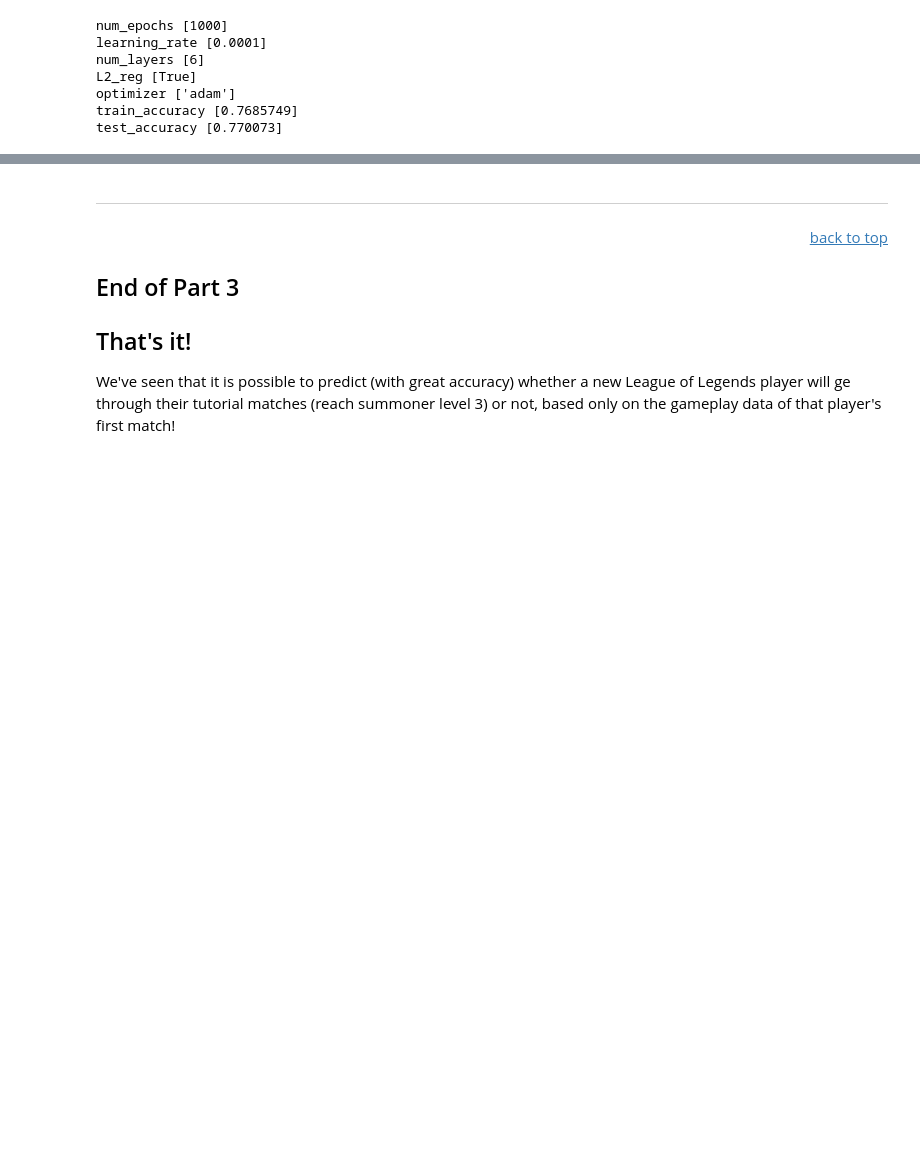
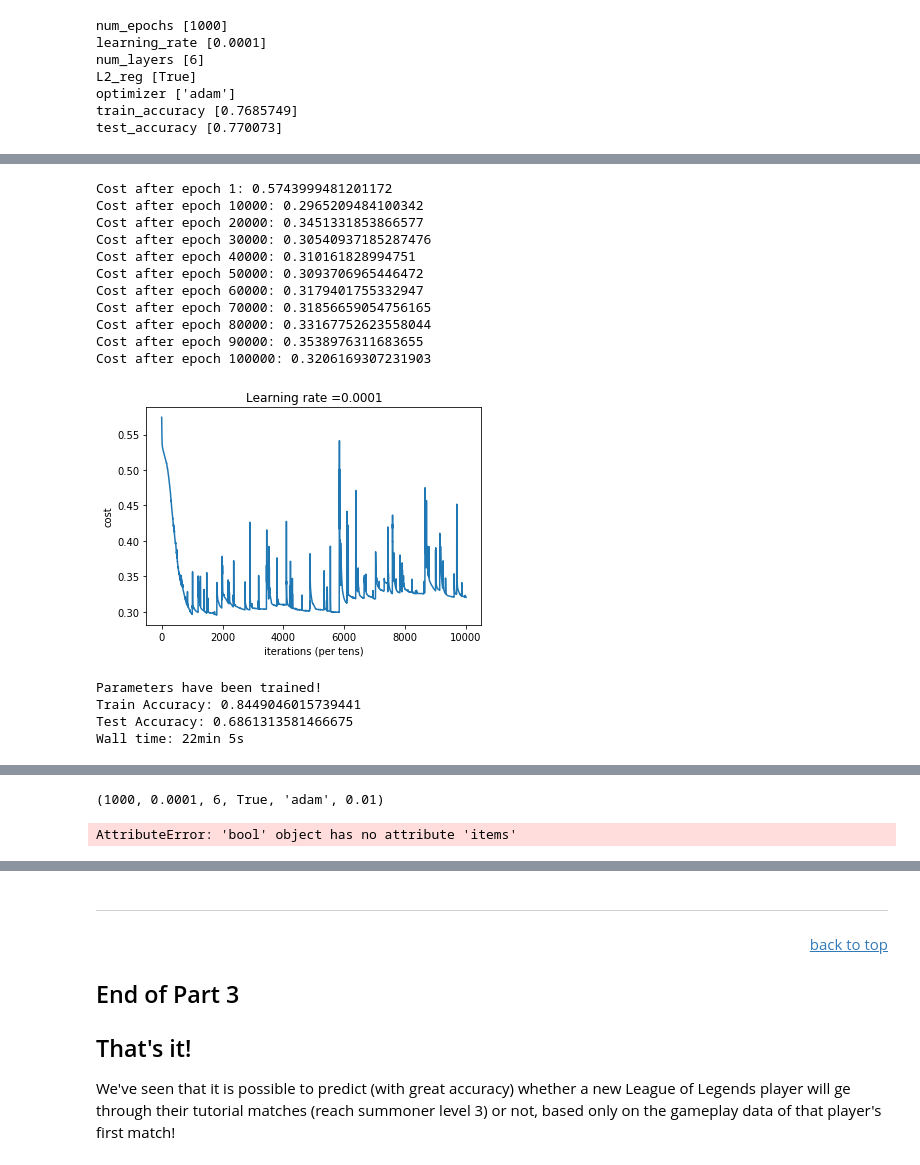
Before and after one commit to dskarbrevik/League-of-Legends-Churn-Prediction, a Jupyter notebook: LoL Churn Predictor [Part 3 - Data Modeling].ipynb, the cells around one changed output, grey strips where cells are left out. Saved outputs shown, nothing was run; the diff lists cells and outputs as text; code cells hidden in the pictures; blank space fills up the shorter version.

```diff
--- a/LoL Churn Predictor [Part 3 - Data Modeling].ipynb
+++ b/LoL Churn Predictor [Part 3 - Data Modeling].ipynb
@@ -1322,0 +1401,45 @@ Cost after epoch 1: 1.8397951126098633
+# %%
+%%notify -m "Neural network training complete!"
+%%time
+
+# seed for reproducibility
+tf.set_random_seed(2)
+
+# choose your parameters
+num_layers = 4
+nodes_in_layer = [50,25,12,1]
+num_epochs= 100000
+learning_rate = 0.0001
+L2_regularization = False
+optimizer = "adam"
+
+hypertune["num_epochs"].append(num_epochs)
+hypertune["learning_rate"].append(learning_rate)
+hypertune["num_layers"].append(num_layers)
+hypertune["L2_reg"].append(L2_regularization)
+hypertune["optimizer"].append(optimizer)
+
+# train and test the network
+_, train_accuracy, test_accuracy  = neural_network(X_train_network, Y_train_network, X_test_network, Y_test_network,
+                                                   num_layers, nodes_in_layer, num_epochs, learning_rate,
+                                                   L2 = L2_regularization, optimization = optimizer, hypertune_mode=True)
+
+hypertune["train_accuracy"].append(train_accuracy)
+hypertune["test_accuracy"].append(test_accuracy)
+# %% [output]
+Cost after epoch 1: 0.5743999481201172
+Cost after epoch 10000: 0.2965209484100342
+Cost after epoch 20000: 0.3451331853866577
+Cost after epoch 30000: 0.30540937185287476
+Cost after epoch 40000: 0.310161828994751
+Cost after epoch 50000: 0.3093706965446472
+Cost after epoch 60000: 0.3179401755332947
+Cost after epoch 70000: 0.31856659054756165
+Cost after epoch 80000: 0.33167752623558044
+Cost after epoch 90000: 0.3538976311683655
+Cost after epoch 100000: 0.3206169307231903
+[figure, added]
+Parameters have been trained!
+Train Accuracy: 0.8449046015739441
+Test Accuracy: 0.6861313581466675
+Wall time: 22min 5s
@@ -1322,0 +1447,9 @@ Cost after epoch 1: 1.8397951126098633
+# %%
+hyperparams
+# %% [output]
+(1000, 0.0001, 6, True, 'adam', 0.01)
+# %%
+for key,value in hypertune.items():
+    print(key,value)
+# %% [output]
+AttributeError: 'bool' object has no attribute 'items'
```
Also changed, not shown: parts of 8 cells of this notebook, 2 other files.
